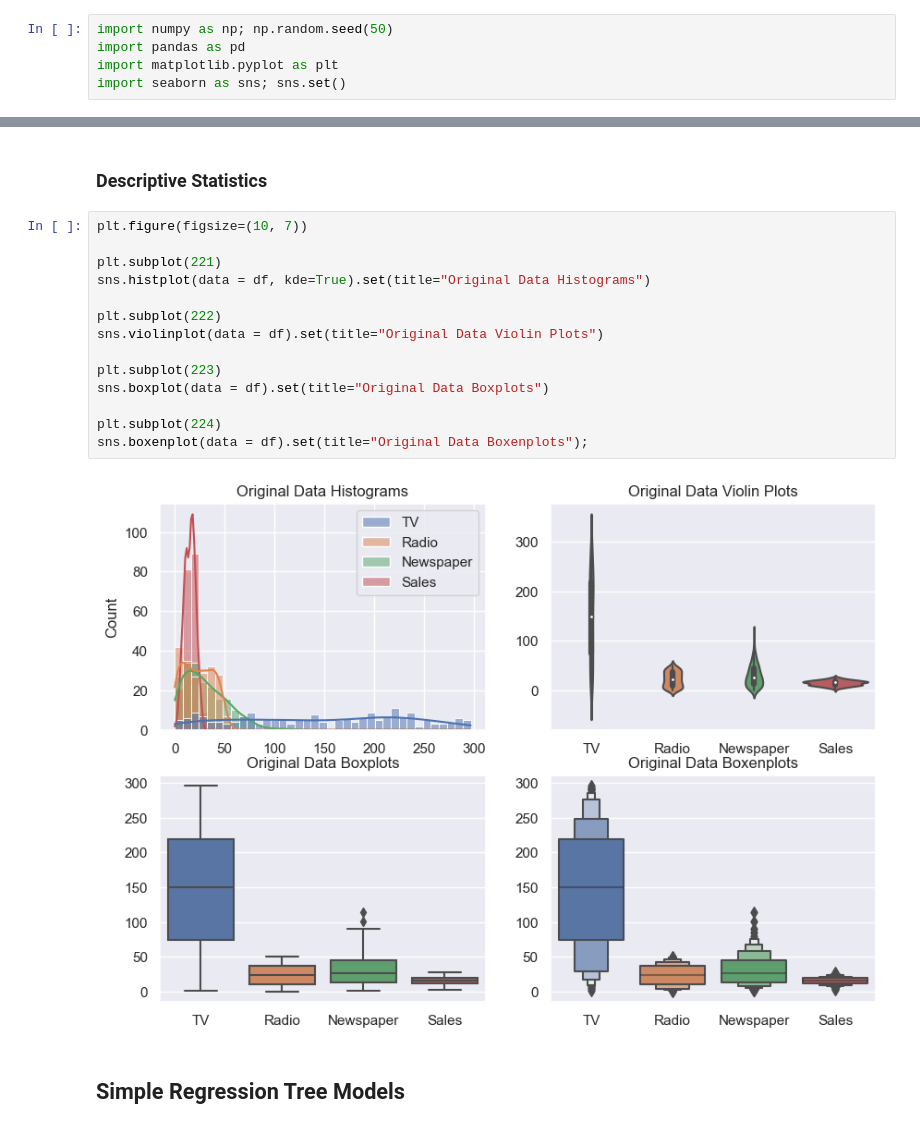
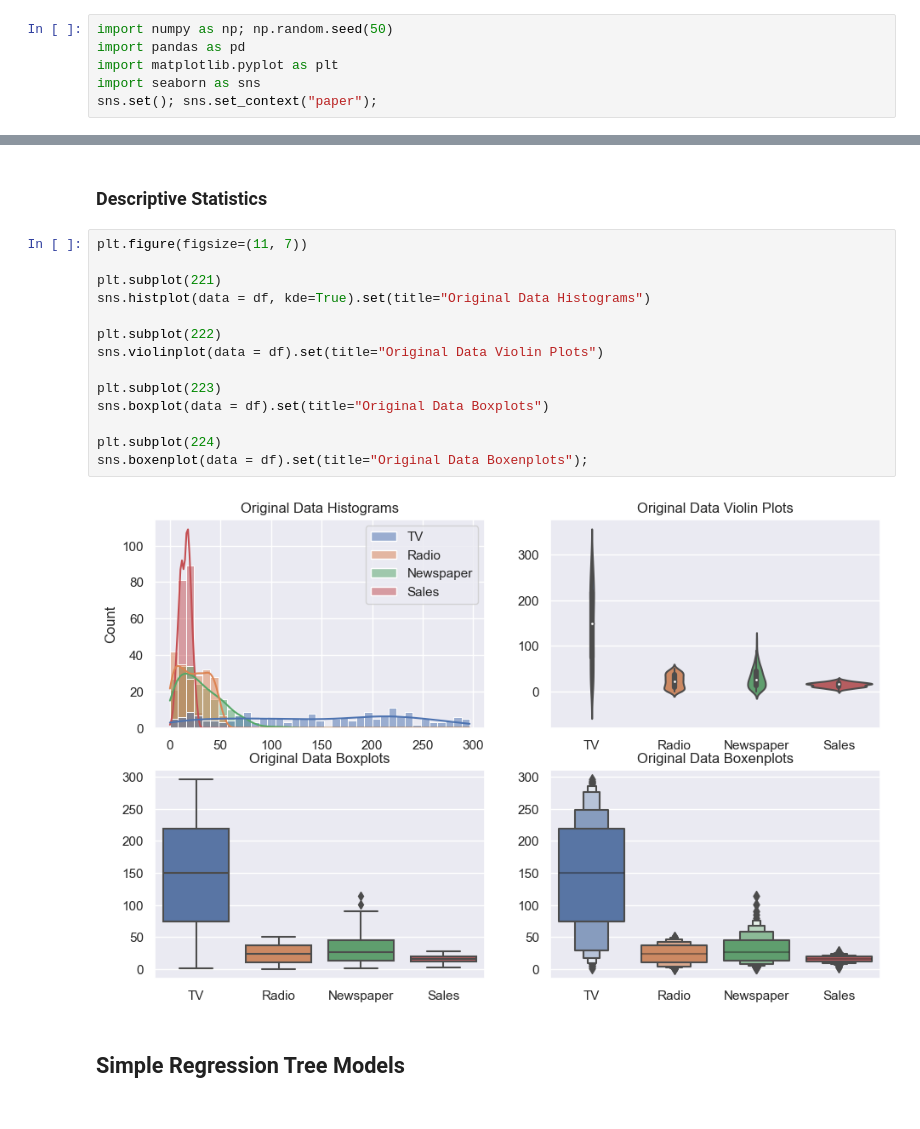
Before and after one commit to Goliath-Research/Machine-Learning, a Jupyter notebook: Regression/6-DTree.ipynb, the cells around one changed output, grey strips where cells are left out. Cells and saved outputs as stored; diff of their text form.

```diff
--- a/Regression/6-DTree.ipynb
+++ b/Regression/6-DTree.ipynb
@@ -6,7 +6,8 @@ A regression tree is a decision tree used for regression. It is used to predict
 import numpy as np; np.random.seed(50)
 import pandas as pd
 import matplotlib.pyplot as plt
-import seaborn as sns; sns.set()
+import seaborn as sns
+sns.set(); sns.set_context("paper");
 # %%
 from sklearn.model_selection import train_test_split
 from sklearn.metrics import r2_score, mean_squared_error
@@ -223,21 +224,21 @@ df.head()
 # %% [markdown]
 ### Descriptive Statistics
 # %%
-plt.figure(figsize=(10, 7))
+plt.figure(figsize=(11, 7))
 
 plt.subplot(221)
 sns.histplot(data = df, kde=True).set(title="Original Data Histograms")
 
 plt.subplot(222)
 sns.violinplot(data = df).set(title="Original Data Violin Plots")
 
 plt.subplot(223)
 sns.boxplot(data = df).set(title="Original Data Boxplots")
 
 plt.subplot(224)
 sns.boxenplot(data = df).set(title="Original Data Boxenplots");
 # %% [output]
-[figure, old version]
+[figure, new version]
 # %% [markdown]
 ## Simple Regression Tree Models
 # %%
```
